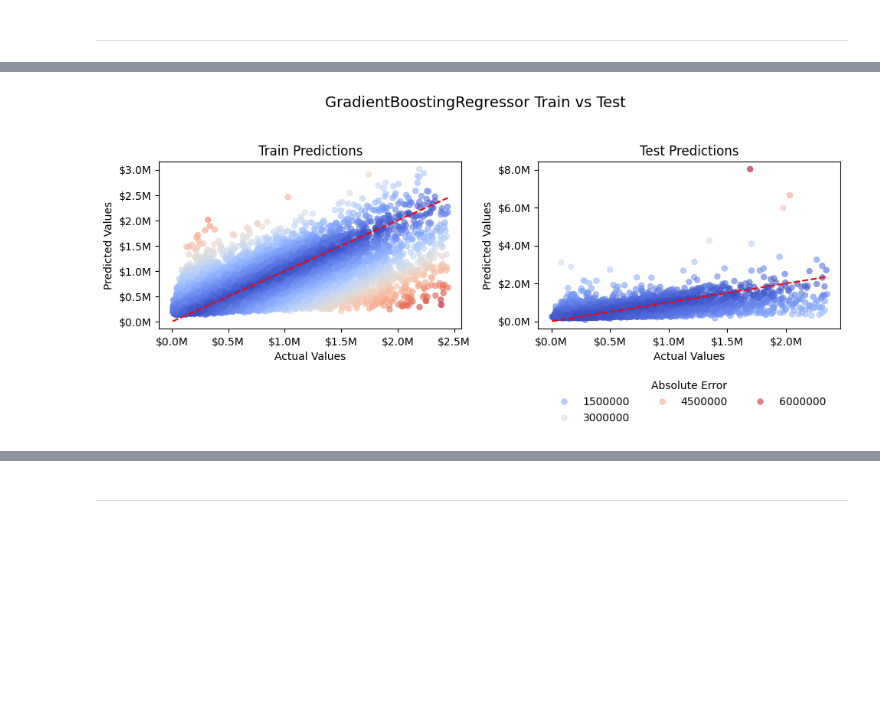
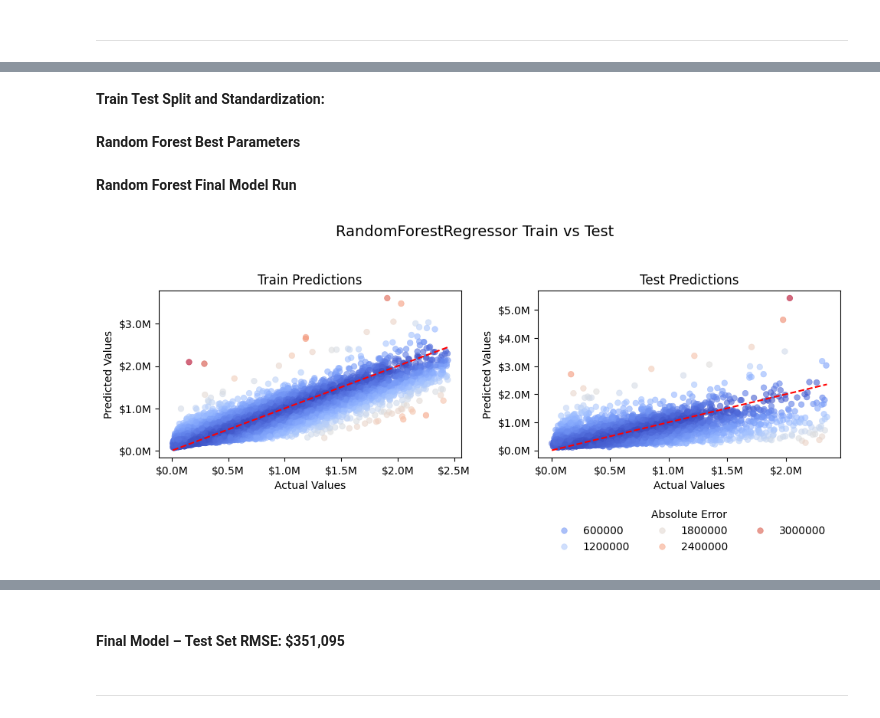
Before and after one commit to LeeMcFarling/Final_Project_Writeup, a Jupyter notebook: Final_Project_Report.ipynb, the cells around one changed output, grey strips where cells are left out. Saved outputs shown, nothing was run; the diff lists cells and outputs as text; code cells hidden in the pictures; blank space fills up the shorter version.

Commit message:
update part A

```diff
--- a/Final_Project_Report.ipynb
+++ b/Final_Project_Report.ipynb
@@ -672,0 +663,2 @@ GBT_best_params = {
+# %% [markdown]
+**Train Test Split and Standardization:**
@@ -673,18 +669,31 @@ GBT_best_params = {
+# %% [markdown]
+**Random Forest Best Parameters**
+# %%
+# Random Forest Best Parameters found in Part 4 of Milestone 2. Expressed as a dictionary to be passed into the run_model call below:
+
+RF_Best_Params = {
+ 'max_depth': 21,
+ 'max_features': 8,
+ 'n_estimators': 97,
+ 'bootstrap' : True
+ }
+# %% [markdown]
+**Random Forest Final Model Run**
 # %%
 run_model(
-          model=GradientBoostingRegressor,
+          model=RandomForestRegressor,
           X_train=feature_engineering_X_train_no_log,
           y_train=feature_engineering_y_train_no_log,
           X_test=feature_engineering_X_test_no_log,
           y_test=feature_engineering_y_test_no_log,
           n_repeats=5,
           n_jobs=-1,
           concat_results=False,
-          run_comment="Best Model Final Run: 'GBT Fine-Tuning No Log Final'",
+          run_comment="Random Forest Fine-Tuning No Log",
           target_is_logged=False,
           plot_pred=True,
-          **GBT_best_params
+          **RF_Best_Params
           )
 # %% [output]
-[figure, old version]
+[figure, new version]
 |  | model | model_params | mean_CV_RMSE | std_CV_RMSE | training_RMSE | test_RMSE | run_comment |
@@ -692,3 +701,5 @@ run_model(
+# %% [markdown]
+#### **Final Model – Test Set RMSE: $351,095**
 # %% [markdown]
 ____
 # %% [markdown]
```
Also changed, not shown: parts of 20 cells of this notebook.
